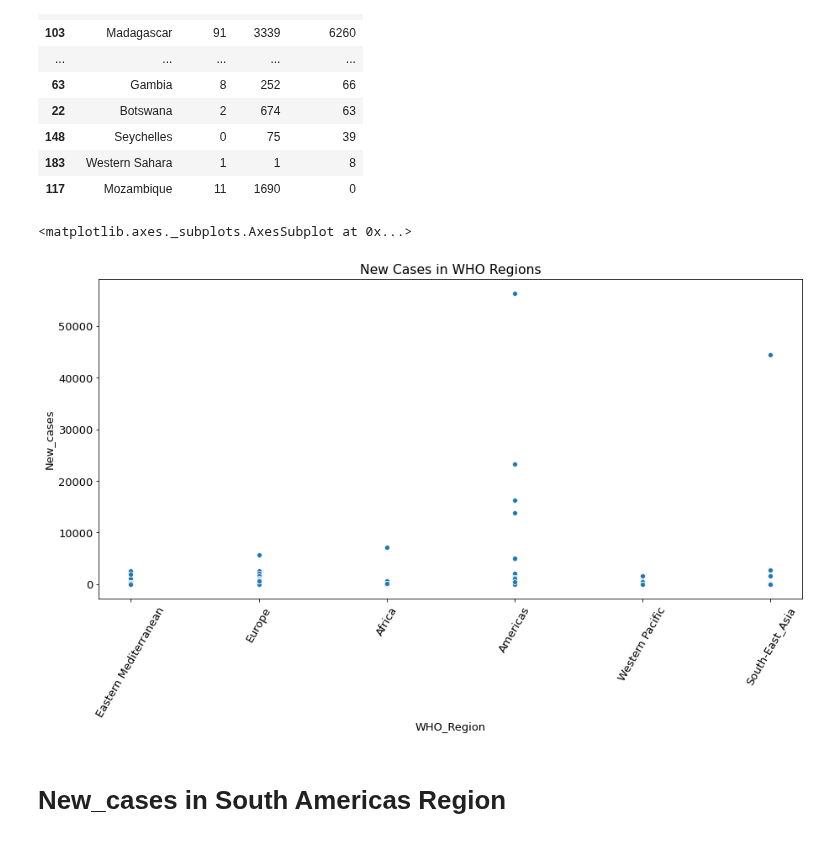
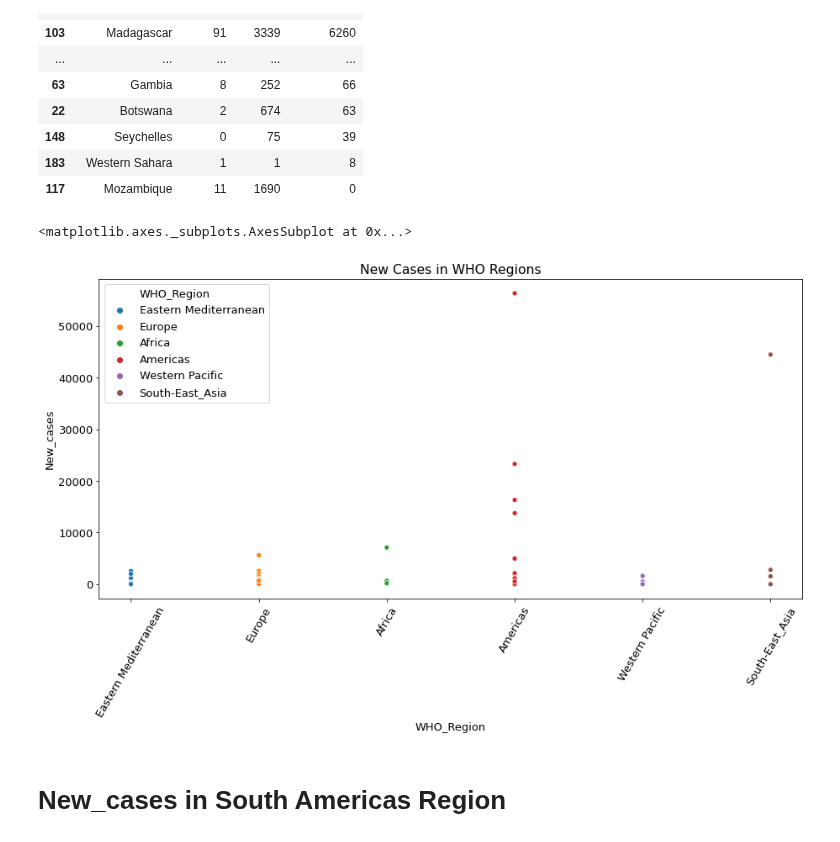
Before and after one commit to Arpan-tech-create/Exploratory_Data_Analysis, a Jupyter notebook: COVID 19.ipynb, the cells around one changed output. Saved outputs shown, nothing was run; the diff lists cells and outputs as text; code cells hidden in the pictures.

```diff
--- a/COVID 19.ipynb
+++ b/COVID 19.ipynb
@@ -216,11 +250,11 @@ new_fetch
 # %%
 plt.rcParams['figure.figsize'] = (15, 7)
 plt.xticks(rotation=60)
 plt.title("New Cases in WHO Regions")
-sns.scatterplot(x='WHO_Region',y='New_cases',data=read1)
+sns.scatterplot(x='WHO_Region',y='New_cases',hue='WHO_Region',data=read1)
 # %% [output]
 <matplotlib.axes._subplots.AxesSubplot at 0x...>
-[figure, old version]
+[figure, new version]
 # %% [markdown]
 # New_cases in South Americas Region
 # %%
```
Also changed, not shown: parts of 6 cells of this notebook, 1 other file.
